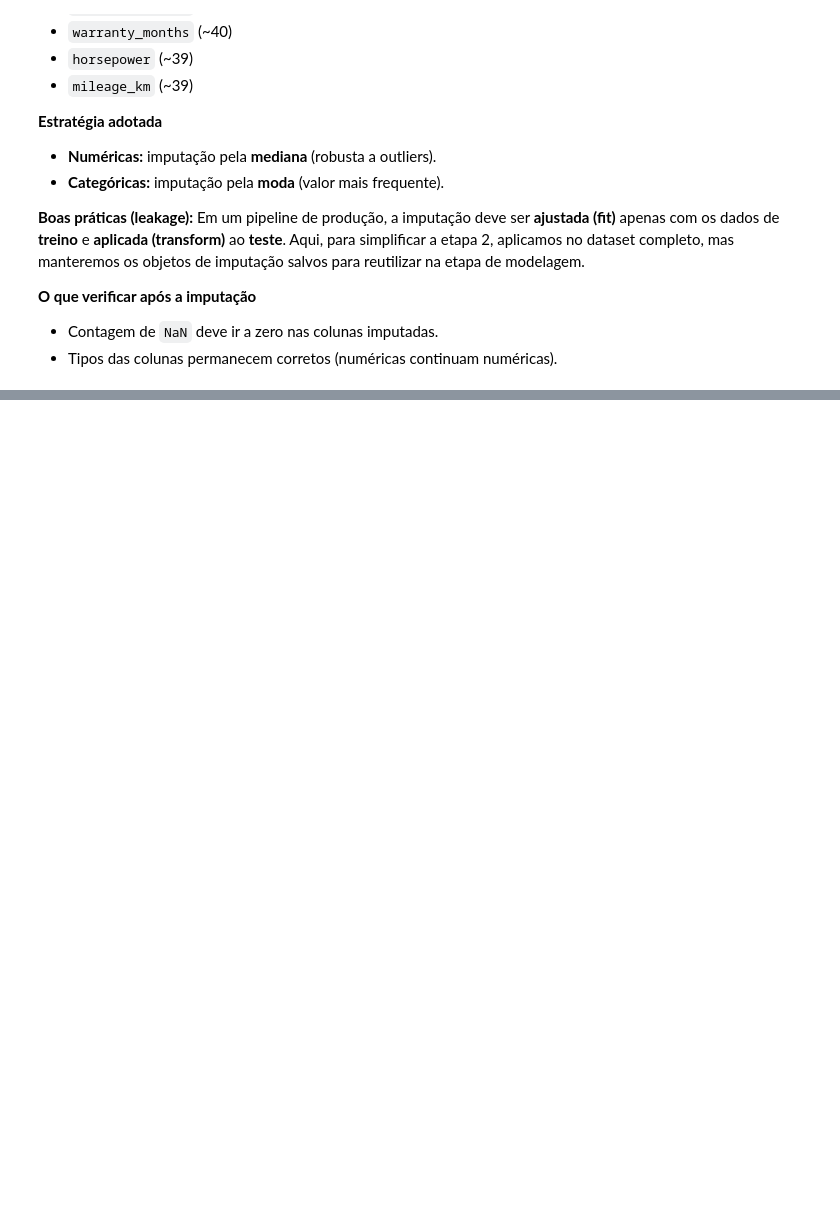
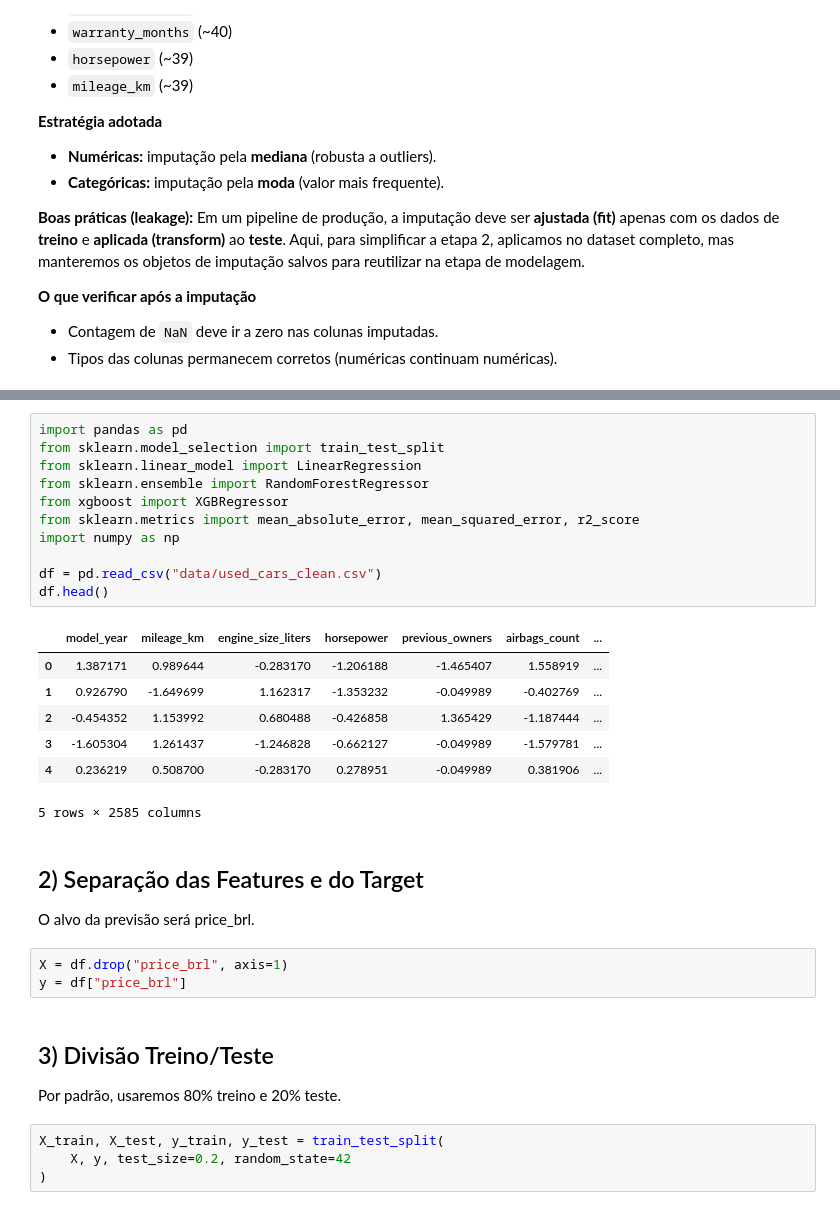
Before and after one commit to LuizGuilherme07/TrabalhoDurvalML, a Jupyter notebook: Machine_Learn.ipynb, the cells around one changed output, grey strips where cells are left out. Saved outputs shown, nothing was run; the diff lists cells and outputs as text; blank space fills up the shorter version.

```diff
--- a/Machine_Learn.ipynb
+++ b/Machine_Learn.ipynb
@@ -1660,0 +1433,33 @@ ValueError: could not convert string to float: 'Hyundai'
+# %%
+import pandas as pd
+from sklearn.model_selection import train_test_split
+from sklearn.linear_model import LinearRegression
+from sklearn.ensemble import RandomForestRegressor
+from xgboost import XGBRegressor
+from sklearn.metrics import mean_absolute_error, mean_squared_error, r2_score
+import numpy as np
+
+df = pd.read_csv("data/used_cars_clean.csv")
+df.head()
+# %% [output]
+|  | model_year | mileage_km | engine_size_liters | horsepower | previous_owners | airbags_count | ... |
+| 0 | 1.387171 | 0.989644 | -0.283170 | -1.206188 | -1.465407 | 1.558919 | ... |
+| 1 | 0.926790 | -1.649699 | 1.162317 | -1.353232 | -0.049989 | -0.402769 | ... |
+| 2 | -0.454352 | 1.153992 | 0.680488 | -0.426858 | 1.365429 | -1.187444 | ... |
+| 3 | -1.605304 | 1.261437 | -1.246828 | -0.662127 | -0.049989 | -1.579781 | ... |
+| 4 | 0.236219 | 0.508700 | -0.283170 | 0.278951 | -0.049989 | 0.381906 | ... |
+5 rows × 2585 columns
+# %% [markdown]
+## 2) Separação das Features e do Target
+O alvo da previsão será price_brl.
+# %%
+X = df.drop("price_brl", axis=1)
+y = df["price_brl"]
+# %% [markdown]
+## 3) Divisão Treino/Teste
+
+Por padrão, usaremos 80% treino e 20% teste.
+# %%
+X_train, X_test, y_train, y_test = train_test_split(
+    X, y, test_size=0.2, random_state=42
+)
```
Also changed, not shown: parts of 49 cells of this notebook.
